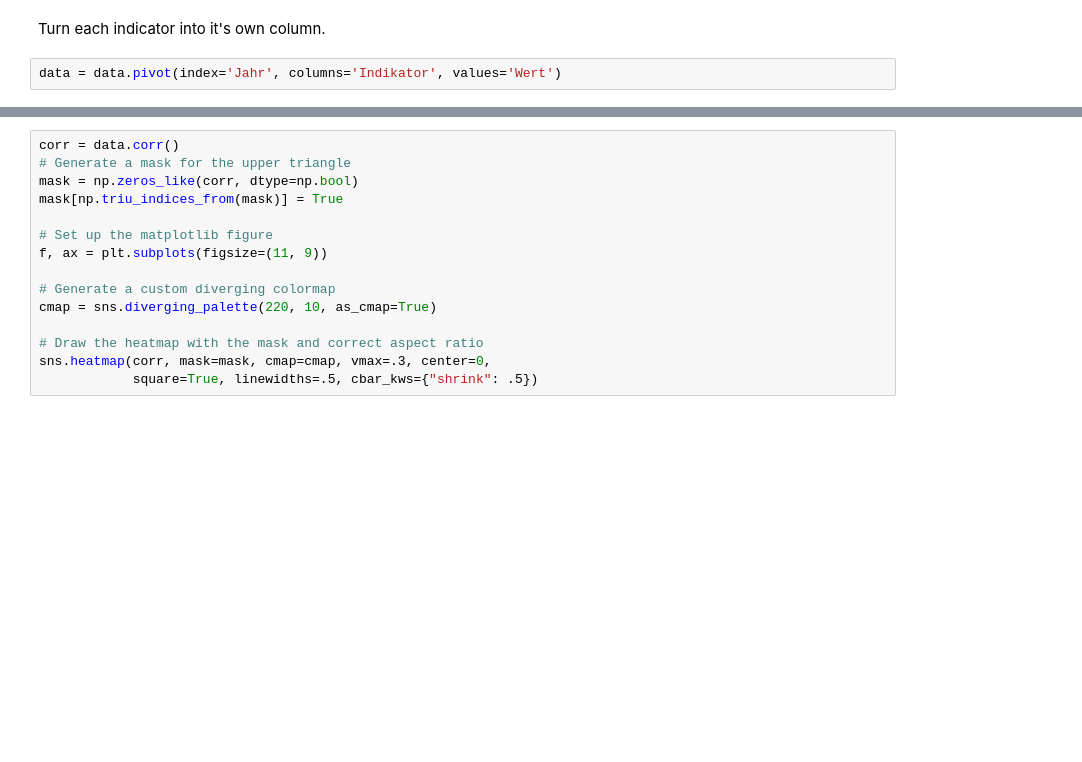
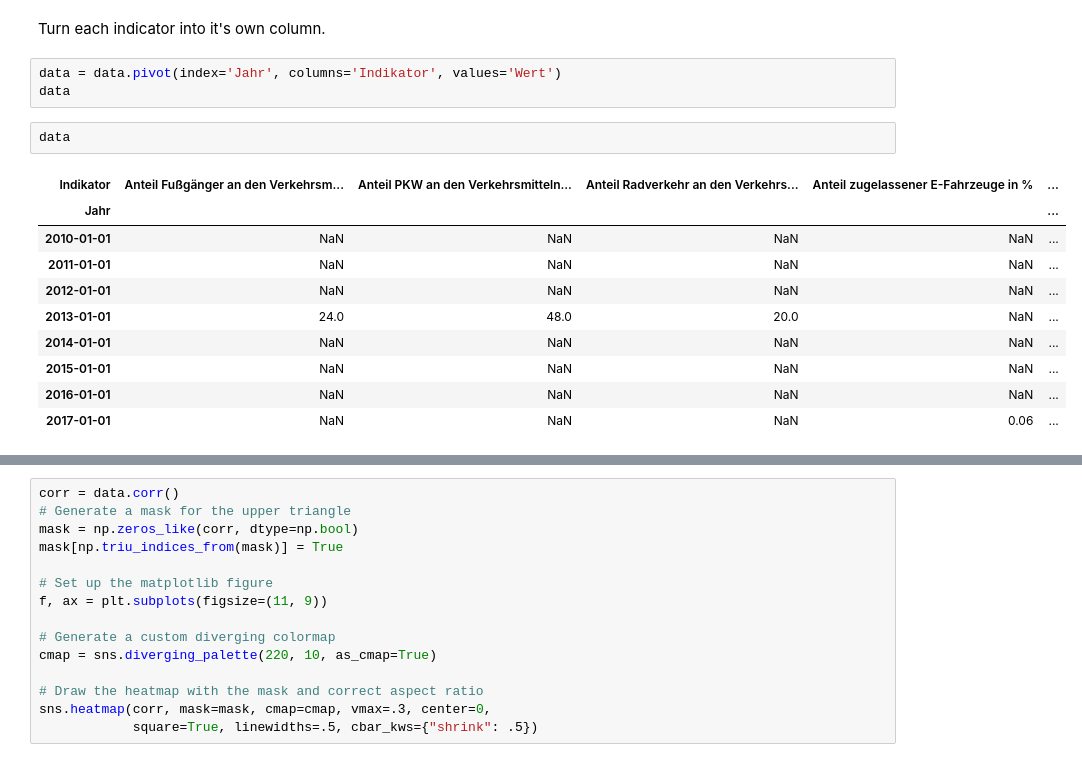
Before and after one commit to codeforosnabrueck/kosmos, a Jupyter notebook: parsing_and_analysis.ipynb, the cells around one changed output, grey strips where cells are left out. Cells and saved outputs as stored; diff of their text form; blank space fills up the shorter version.

```diff
--- a/parsing_and_analysis.ipynb
+++ b/parsing_and_analysis.ipynb
@@ -166,3 +166,17 @@ See the caveats in the documentation: http://pandas.pydata.org/pandas-docs/stabl
 Turn each indicator into it's own column.
 # %%
 data = data.pivot(index='Jahr', columns='Indikator', values='Wert')
+data
+# %%
+data
+# %% [output]
+| Indikator | Anteil Fußgänger an den Verkehrsm... | Anteil PKW an den Verkehrsmitteln... | Anteil Radverkehr an den Verkehrs... | Anteil zugelassener E-Fahrzeuge in % | ... |
+| Jahr |  |  |  |  | ... |
+| 2010-01-01 | NaN | NaN | NaN | NaN | ... |
+| 2011-01-01 | NaN | NaN | NaN | NaN | ... |
+| 2012-01-01 | NaN | NaN | NaN | NaN | ... |
+| 2013-01-01 | 24.0 | 48.0 | 20.0 | NaN | ... |
+| 2014-01-01 | NaN | NaN | NaN | NaN | ... |
+| 2015-01-01 | NaN | NaN | NaN | NaN | ... |
+| 2016-01-01 | NaN | NaN | NaN | NaN | ... |
+| 2017-01-01 | NaN | NaN | NaN | 0.06 | ... |
```
Also changed, not shown: parts of 8 cells of this notebook.
